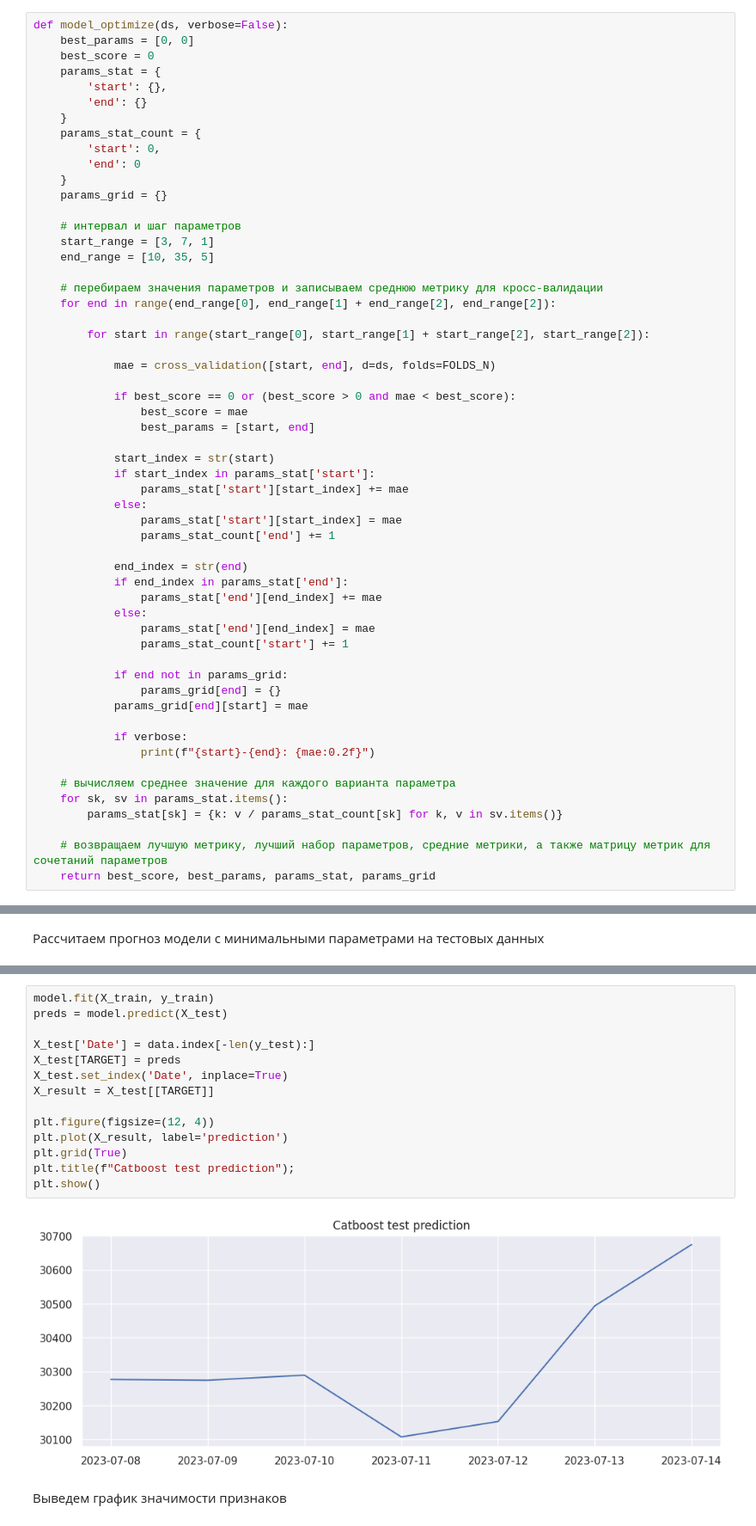
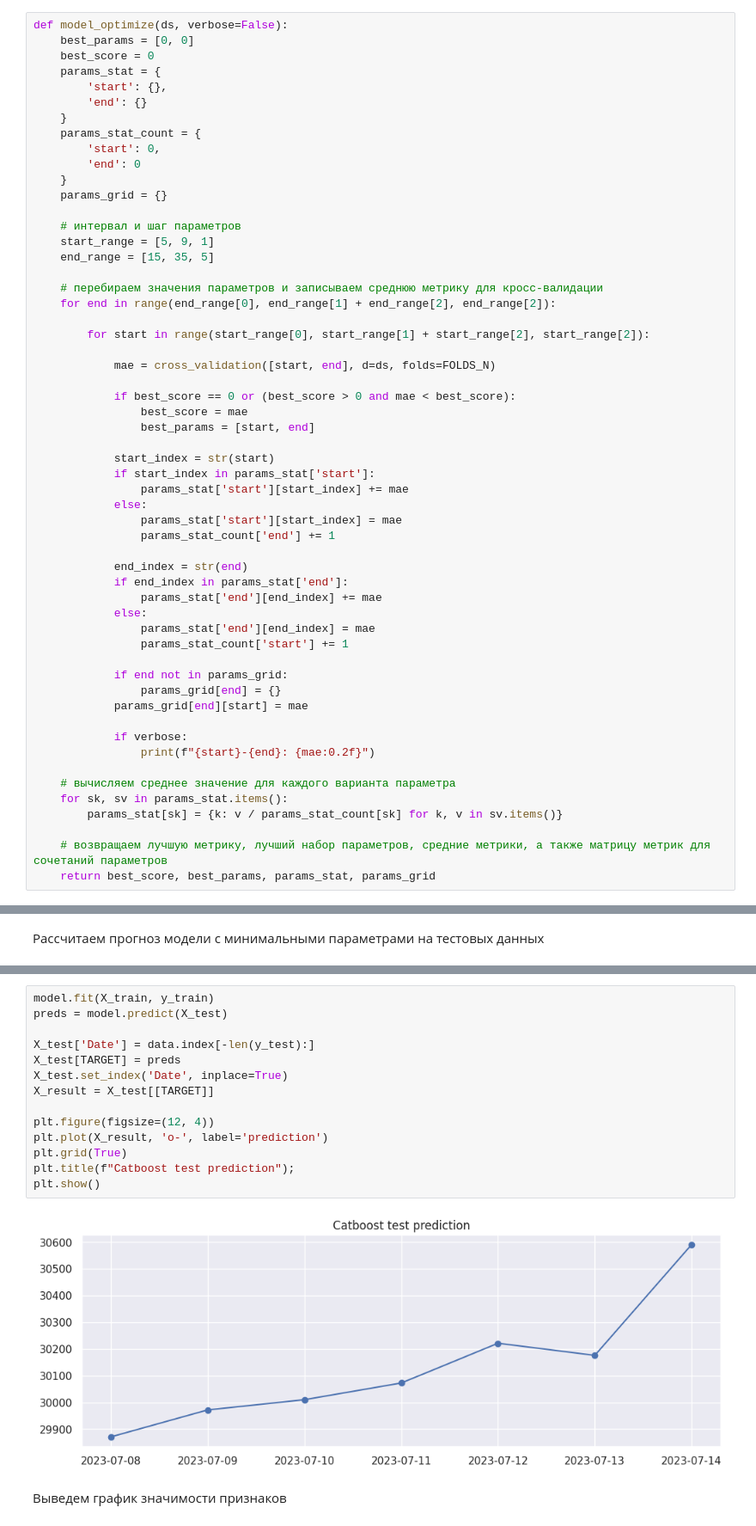
Before and after one commit to week8day/bitcoin-prediction, a Jupyter notebook: BTC_prediction_catboost.ipynb, the cells around one changed output, grey strips where cells are left out. Shown: that part at 86% size. Saved outputs shown, nothing was run; the diff lists cells and outputs as text.

```diff
--- a/BTC_prediction_catboost.ipynb
+++ b/BTC_prediction_catboost.ipynb
@@ -297,8 +297,8 @@ def model_optimize(ds, verbose=False):
     params_grid = {}
 
     # интервал и шаг параметров
-    start_range = [3, 7, 1]
-    end_range = [10, 35, 5]
+    start_range = [5, 9, 1]
+    end_range = [15, 35, 5]
 
     # перебираем значения параметров и записываем среднюю метрику для кросс-валидации
     for end in range(end_range[0], end_range[1] + end_range[2], end_range[2]):
@@ -412,19 +412,19 @@ Test length: 7
 # %%
 model.fit(X_train, y_train)
 preds = model.predict(X_test)
 
 X_test['Date'] = data.index[-len(y_test):]
 X_test[TARGET] = preds
 X_test.set_index('Date', inplace=True)
 X_result = X_test[[TARGET]]
 
 plt.figure(figsize=(12, 4))
-plt.plot(X_result, label='prediction')
+plt.plot(X_result, 'o-', label='prediction')
 plt.grid(True)
 plt.title(f"Catboost test prediction");
 plt.show()
 # %% [output]
-[figure, old version]
+[figure, new version]
 # %% [markdown]
 Выведем график значимости признаков
 # %%
```
Also changed, not shown: parts of 6 cells of this notebook.
